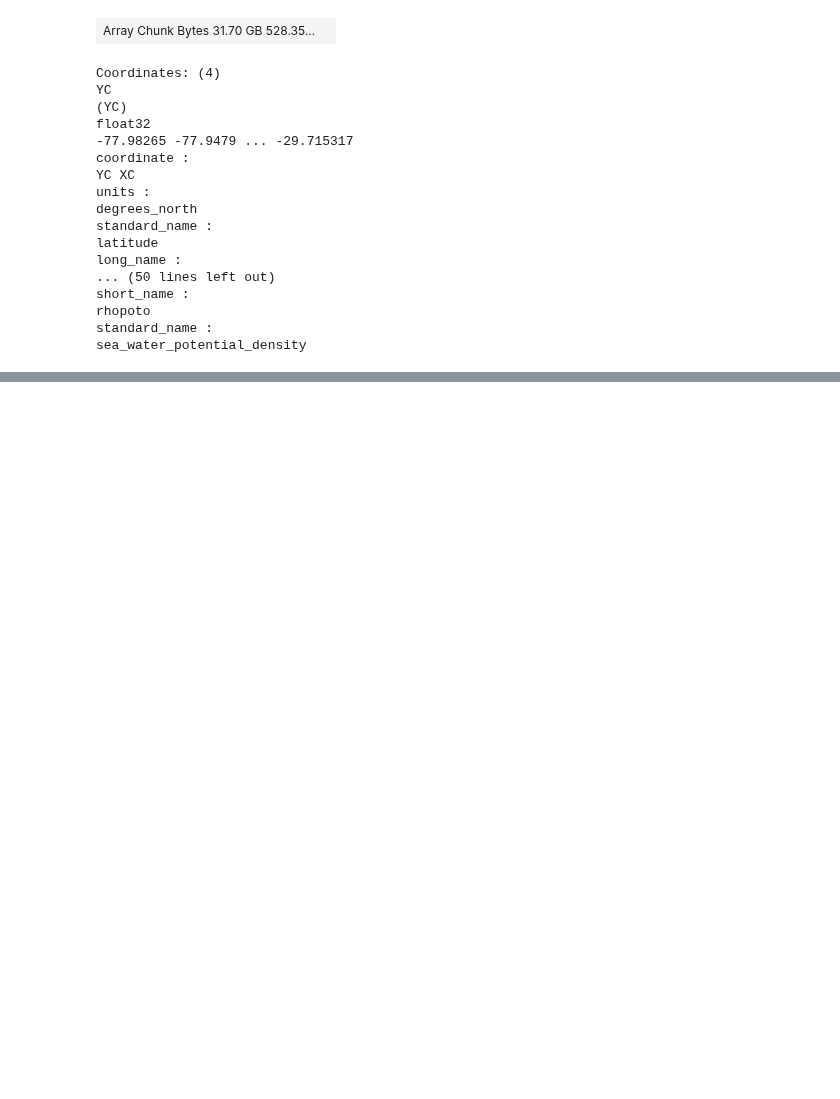
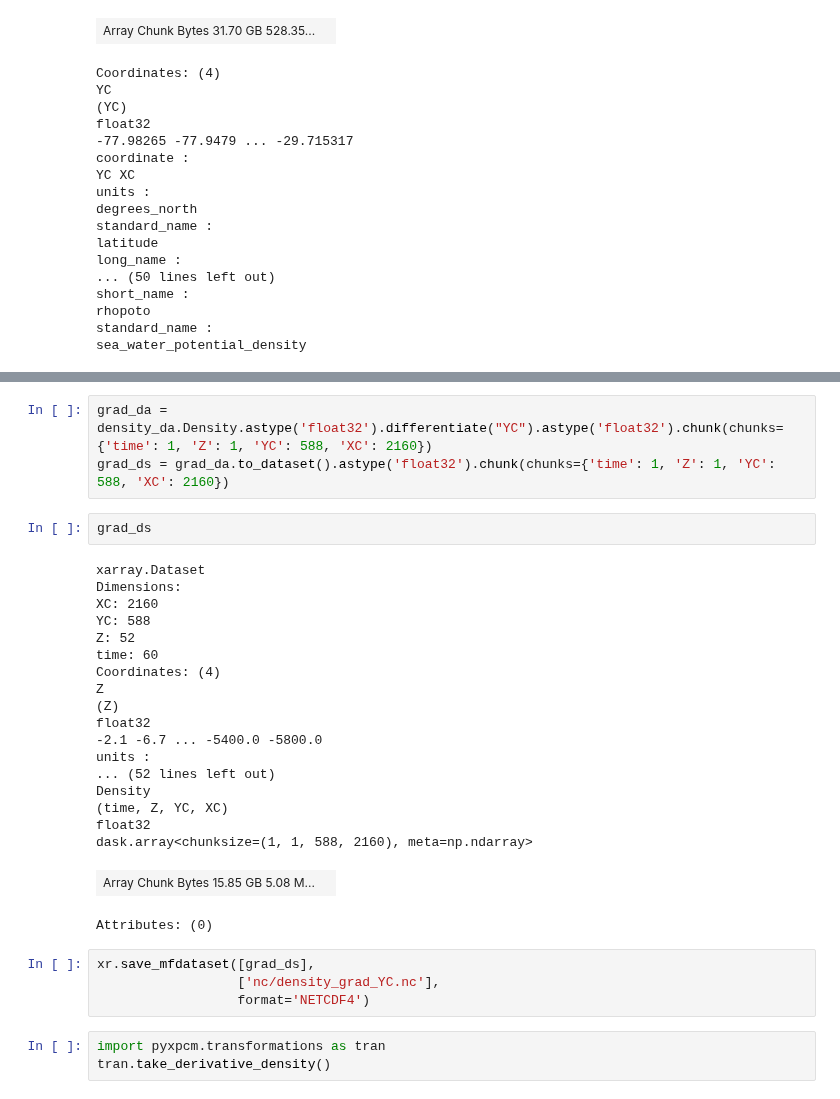
Before and after one commit to sdat2/pyxpcm, a Jupyter notebook: density_transformation.ipynb, the cells around one changed output, grey strips where cells are left out. Saved outputs shown, nothing was run; the diff lists cells and outputs as text; blank space fills up the shorter version.

```diff
--- a/density_transformation.ipynb
+++ b/density_transformation.ipynb
@@ -725,0 +834,32 @@ sea_water_potential_density
+# %%
+grad_da = density_da.Density.astype('float32').differentiate("YC").astype('float32').chunk(chunks={'time': 1, 'Z': 1, 'YC': 588, 'XC': 2160})
+grad_ds = grad_da.to_dataset().astype('float32').chunk(chunks={'time': 1, 'Z': 1, 'YC': 588, 'XC': 2160})
+# %%
+grad_ds
+# %% [output]
+xarray.Dataset
+Dimensions:
+XC: 2160
+YC: 588
+Z: 52
+time: 60
+Coordinates: (4)
+Z
+(Z)
+float32
+-2.1 -6.7 ... -5400.0 -5800.0
+units :
+... (52 lines left out)
+Density
+(time, Z, YC, XC)
+float32
+dask.array<chunksize=(1, 1, 588, 2160), meta=np.ndarray>
+| Array Chunk Bytes 15.85 GB 5.08 M... |  |
+Attributes: (0)
+# %%
+xr.save_mfdataset([grad_ds],
+                  ['nc/density_grad_YC.nc'],
+                  format='NETCDF4')
+# %%
+import pyxpcm.transformations as tran
+tran.take_derivative_density()
```
Also changed, not shown: parts of 11 cells of this notebook, 1 other file.
